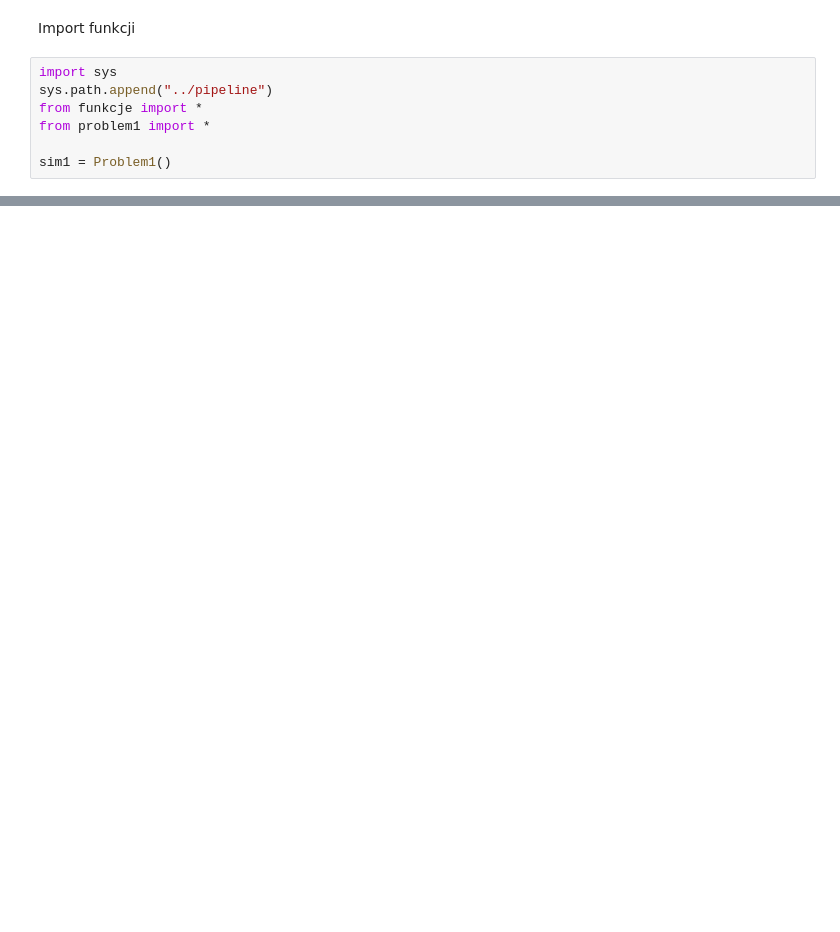
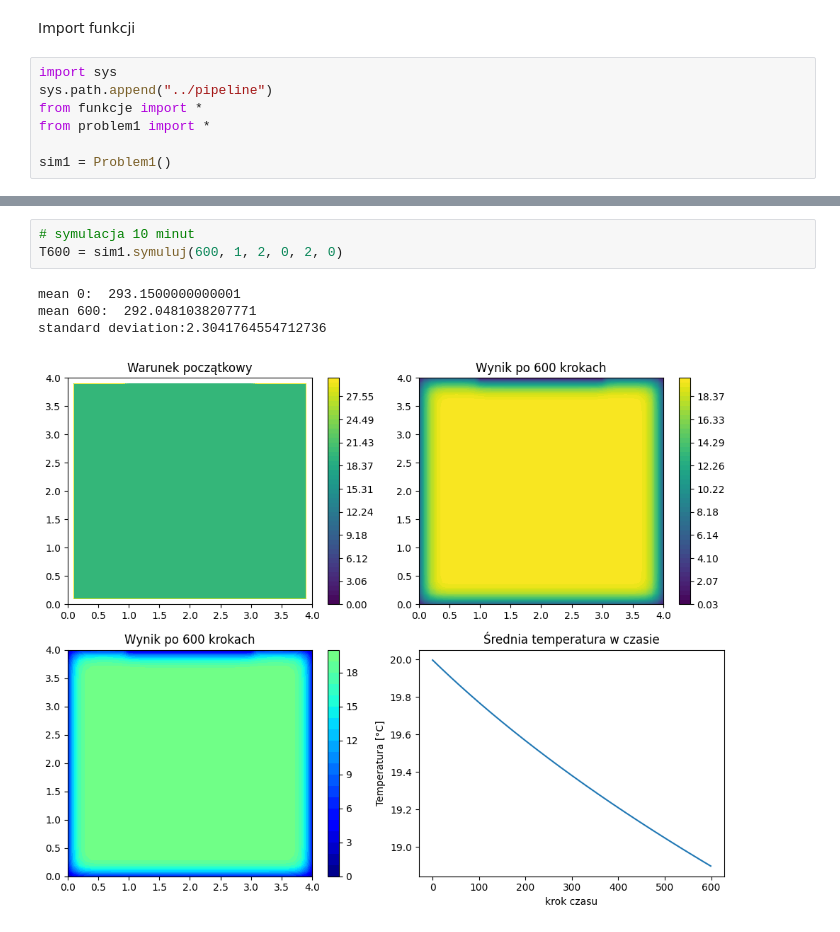
Before and after one commit to Gonieeg/MODDET_projekt, a Jupyter notebook: notebooks/problem1-eksperymenty.ipynb, the cells around one changed output, grey strips where cells are left out. Drawn from its saved outputs; the diff is of its cells as text; blank space fills up the shorter version.

```diff
--- a/notebooks/problem1-eksperymenty.ipynb
+++ b/notebooks/problem1-eksperymenty.ipynb
@@ -34,0 +35,8 @@ TypeError: unsupported operand type(s) for -: 'list' and 'float'
+# %%
+# symulacja 10 minut
+T600 = sim1.symuluj(600, 1, 2, 0, 2, 0)
+# %% [output]
+mean 0:  293.1500000000001
+mean 600:  292.0481038207771
+standard deviation:2.3041764554712736
+[figure, added]
```
Also changed, not shown: parts of 13 cells of this notebook, 1 other file.
